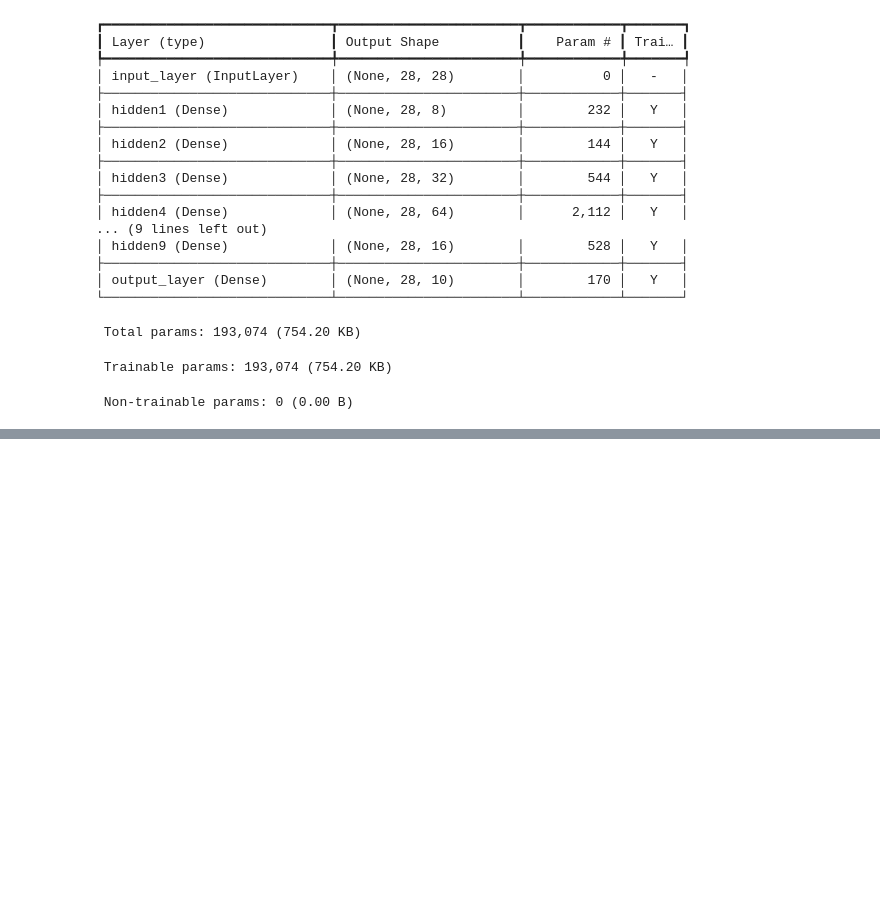
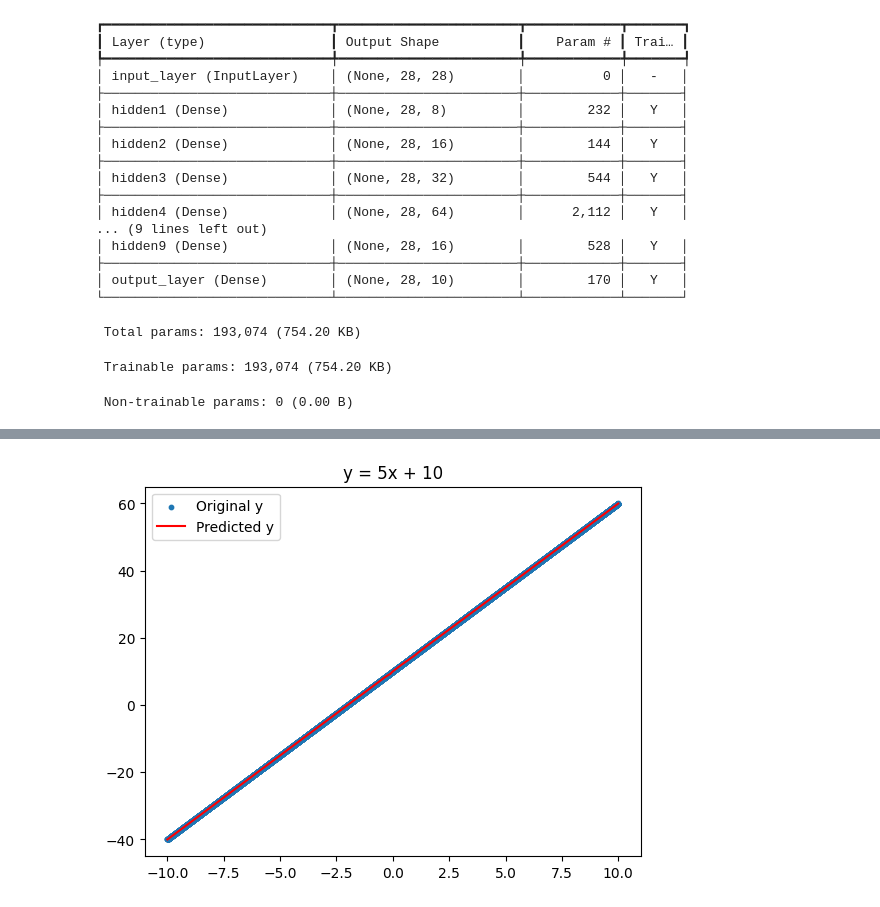
Before and after one commit to borhanur-rahman/AI_Assignments, a Jupyter notebook: Assignment2.ipynb, the cells around one changed output, grey strips where cells are left out. Cells and saved outputs as stored; diff of their text form; code cells hidden in the pictures; blank space fills up the shorter version.

```diff
--- a/Assignment2.ipynb
+++ b/Assignment2.ipynb
@@ -45,3 +45,92 @@ Model: "Deep_FCFNN_Model"
  Total params: 193,074 (754.20 KB)
  Trainable params: 193,074 (754.20 KB)
  Non-trainable params: 0 (0.00 B)
+# %%
+import matplotlib.pyplot as plt
+import numpy as np
+from sklearn.model_selection import train_test_split
+from tensorflow.keras.layers import Dense, Input
+from tensorflow.keras.models import Model
+
+
+
+x = np.linspace(-10, 10, 10000)
+x = x.reshape(-1, 1)
+
+y1 = 5*x + 10
+y2 = 3*(x**2) + 5*x + 10
+y3 = 4*(x**3) + 3*(x**2) + 5*x + 10
+
+
+
+
+def split_data(x, y):
+    X_train, X_temp, y_train, y_temp = train_test_split(
+        x, y, test_size=0.3, random_state=42
+    )
+    X_val, X_test, y_val, y_test = train_test_split(
+        X_temp, y_temp, test_size=0.5, random_state=42
+    )
+    return X_train, X_val, X_test, y_train, y_val, y_test
+
+
+
+
+def build_model():
+
+    inputs = Input(shape=(1,), name='input_layer')
+
+    x = Dense(8, activation='relu', name='hidden1')(inputs)
+    x = Dense(16, activation='relu', name='hidden2')(x)
+    x = Dense(32, activation='relu', name='hidden3')(x)
+    x = Dense(64, activation='relu', name='hidden4')(x)
+    x = Dense(128, activation='relu', name='hidden5')(x)
+    x = Dense(64, activation='relu', name='hidden6')(x)
+    x = Dense(32, activation='relu', name='hidden7')(x)
+    x = Dense(16, activation='relu', name='hidden8')(x)
+
+    outputs = Dense(1, activation='linear', name='output_layer')(x)
+
+    model = Model(inputs=inputs, outputs=outputs, name="Deep_FCFNN_Model")
+
+    model.compile(optimizer='adam', loss='mse', metrics=['mae'])
+
+    return model
+
+
+
+
+def train_and_plot(x, y, equation_name):
+
+    X_train, X_val, X_test, y_train, y_val, y_test = split_data(x, y)
+
+    model = build_model()
+
+    model.fit(
+        X_train, y_train,
+        validation_data=(X_val, y_val),
+        epochs=10,
+        verbose=0
+    )
+
+    test_loss, test_mae = model.evaluate(X_test, y_test, verbose=0)
+
+    print(f"\nEquation: {equation_name}")
+    print("Test MAE:", test_mae)
+
+    y_pred = model.predict(x)
+
+    plt.figure()
+    plt.scatter(x, y, label="Original y", s=10)
+    plt.plot(x, y_pred, color='red', label="Predicted y")
+    plt.title(equation_name)
+    plt.legend()
+    plt.show()
+
+
+
+
+train_and_plot(x, y1, "y = 5x + 10")
+train_and_plot(x, y2, "y = 3x^2 + 5x + 10")
+train_and_plot(x, y3, "y = 4x^3 + 3x^2 + 5x + 10")
+# %% [output]
@@ -47,0 +140 @@ Model: "Deep_FCFNN_Model"
+[figure, added]
```
Also changed, not shown: parts of 10 cells of this notebook.
